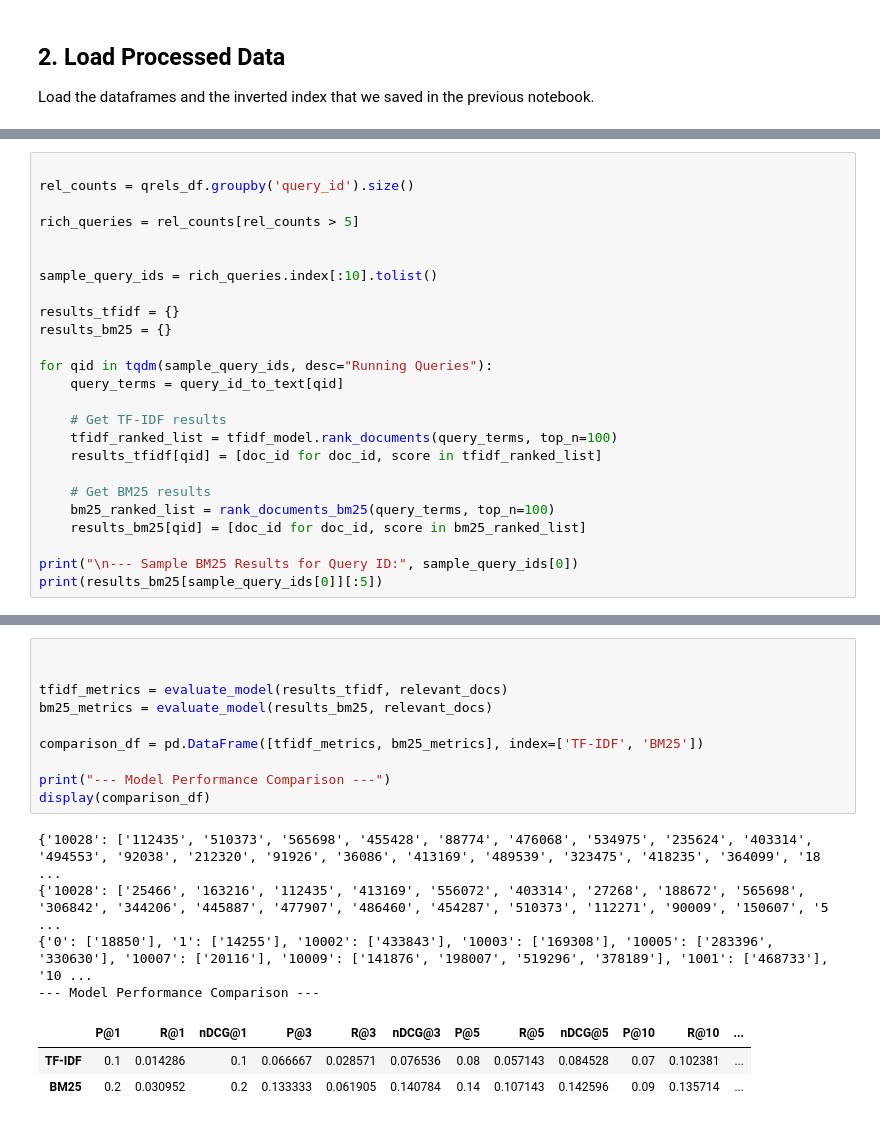
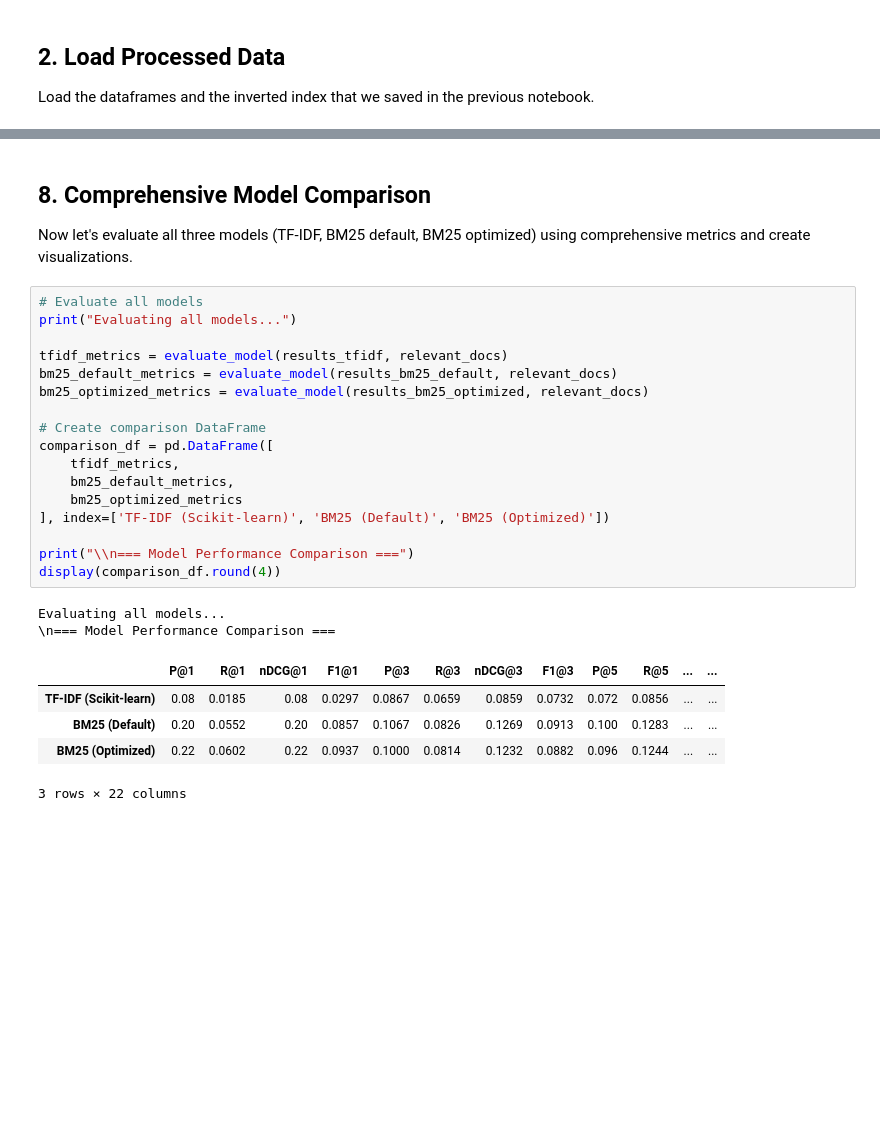
Before and after one commit to moorateeahtashil/Information-Retrieval, a Jupyter notebook: src/classical_ir.ipynb, the cells around one changed output, grey strips where cells are left out. Saved outputs shown, nothing was run; the diff lists cells and outputs as text; blank space fills up the shorter version.

```diff
--- a/src/classical_ir.ipynb
+++ b/src/classical_ir.ipynb
@@ -160,25 +535,0 @@ Let's select 10 queries from our dataset and run both retrieval models to get ra
-# %%
-
-rel_counts = qrels_df.groupby('query_id').size()
-
-rich_queries = rel_counts[rel_counts > 5]
-
-
-sample_query_ids = rich_queries.index[:10].tolist()
-
-results_tfidf = {}
-results_bm25 = {}
-
-for qid in tqdm(sample_query_ids, desc="Running Queries"):
-    query_terms = query_id_to_text[qid]
-
-    # Get TF-IDF results
-    tfidf_ranked_list = tfidf_model.rank_documents(query_terms, top_n=100)
-    results_tfidf[qid] = [doc_id for doc_id, score in tfidf_ranked_list]
-
-    # Get BM25 results
-    bm25_ranked_list = rank_documents_bm25(query_terms, top_n=100)
-    results_bm25[qid] = [doc_id for doc_id, score in bm25_ranked_list]
-
-print("\n--- Sample BM25 Results for Query ID:", sample_query_ids[0])
-print(results_bm25[sample_query_ids[0]][:5])
@@ -271,18 +587,29 @@ Finally, let's compute the metrics for both TF-IDF and BM25 and display them in
+# %% [markdown]
+## 8. Comprehensive Model Comparison
+
+Now let's evaluate all three models (TF-IDF, BM25 default, BM25 optimized) using comprehensive metrics and create visualizations.
 # %%
-
+# Evaluate all models
+print("Evaluating all models...")
 
 tfidf_metrics = evaluate_model(results_tfidf, relevant_docs)
-bm25_metrics = evaluate_model(results_bm25, relevant_docs)
+bm25_default_metrics = evaluate_model(results_bm25_default, relevant_docs)
+bm25_optimized_metrics = evaluate_model(results_bm25_optimized, relevant_docs)
 
-comparison_df = pd.DataFrame([tfidf_metrics, bm25_metrics], index=['TF-IDF', 'BM25'])
+# Create comparison DataFrame
+comparison_df = pd.DataFrame([
+    tfidf_metrics,
+    bm25_default_metrics,
+    bm25_optimized_metrics
+], index=['TF-IDF (Scikit-learn)', 'BM25 (Default)', 'BM25 (Optimized)'])
 
-print("--- Model Performance Comparison ---")
-display(comparison_df)
+print("\\n=== Model Performance Comparison ===")
+display(comparison_df.round(4))
 # %% [output]
-{'10028': ['112435', '510373', '565698', '455428', '88774', '476068', '534975', '235624', '403314', '494553', '92038', '212320', '91926', '36086', '413169', '489539', '323475', '418235', '364099', '18 ...
-{'10028': ['25466', '163216', '112435', '413169', '556072', '403314', '27268', '188672', '565698', '306842', '344206', '445887', '477907', '486460', '454287', '510373', '112271', '90009', '150607', '5 ...
-{'0': ['18850'], '1': ['14255'], '10002': ['433843'], '10003': ['169308'], '10005': ['283396', '330630'], '10007': ['20116'], '10009': ['141876', '198007', '519296', '378189'], '1001': ['468733'], '10 ...
---- Model Performance Comparison ---
+Evaluating all models...
+\n=== Model Performance Comparison ===
-|  | P@1 | R@1 | nDCG@1 | P@3 | R@3 | nDCG@3 | P@5 | R@5 | nDCG@5 | P@10 | R@10 | ... |
-| TF-IDF | 0.1 | 0.014286 | 0.1 | 0.066667 | 0.028571 | 0.076536 | 0.08 | 0.057143 | 0.084528 | 0.07 | 0.102381 | ... |
-| BM25 | 0.2 | 0.030952 | 0.2 | 0.133333 | 0.061905 | 0.140784 | 0.14 | 0.107143 | 0.142596 | 0.09 | 0.135714 | ... |
+|  | P@1 | R@1 | nDCG@1 | F1@1 | P@3 | R@3 | nDCG@3 | F1@3 | P@5 | R@5 | ... | ... |
+| TF-IDF (Scikit-learn) | 0.08 | 0.0185 | 0.08 | 0.0297 | 0.0867 | 0.0659 | 0.0859 | 0.0732 | 0.072 | 0.0856 | ... | ... |
+| BM25 (Default) | 0.20 | 0.0552 | 0.20 | 0.0857 | 0.1067 | 0.0826 | 0.1269 | 0.0913 | 0.100 | 0.1283 | ... | ... |
+| BM25 (Optimized) | 0.22 | 0.0602 | 0.22 | 0.0937 | 0.1000 | 0.0814 | 0.1232 | 0.0882 | 0.096 | 0.1244 | ... | ... |
+3 rows × 22 columns
```
Also changed, not shown: parts of 31 cells of this notebook.
